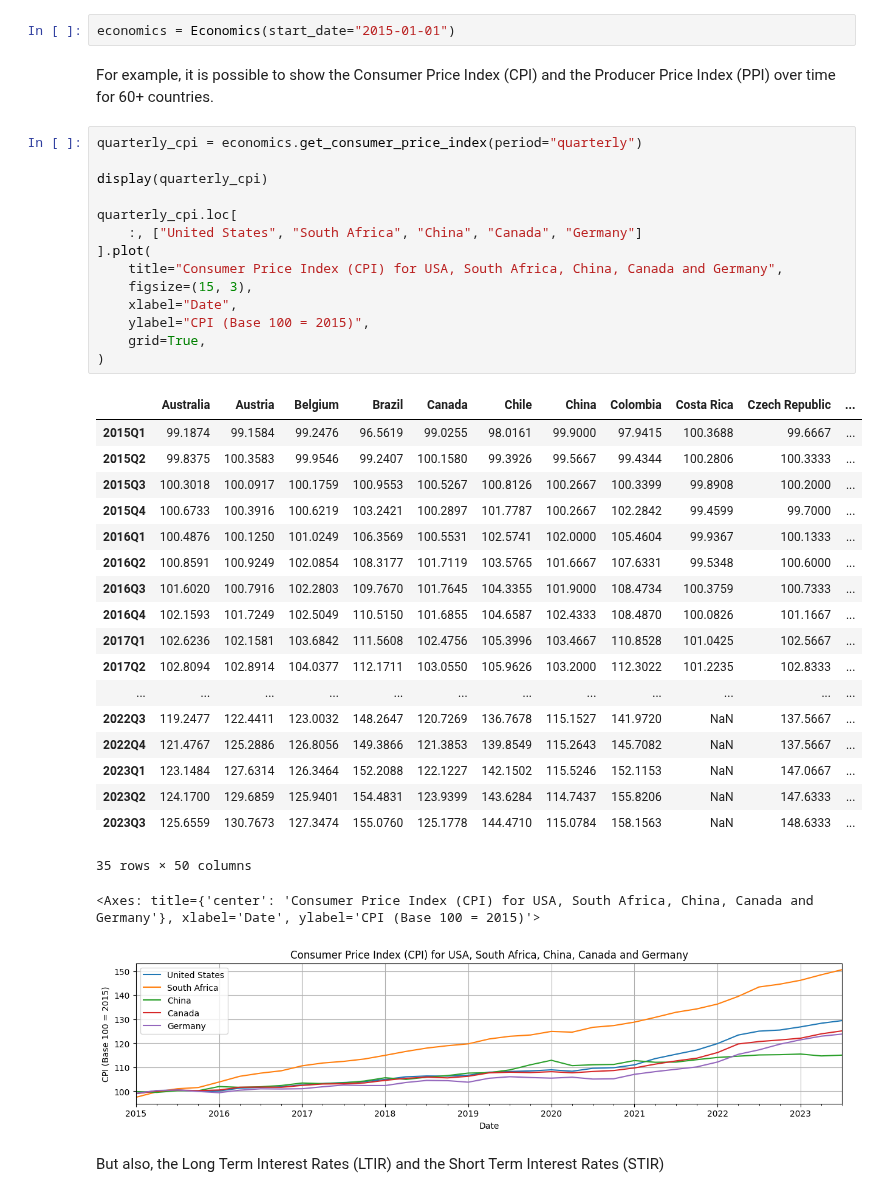
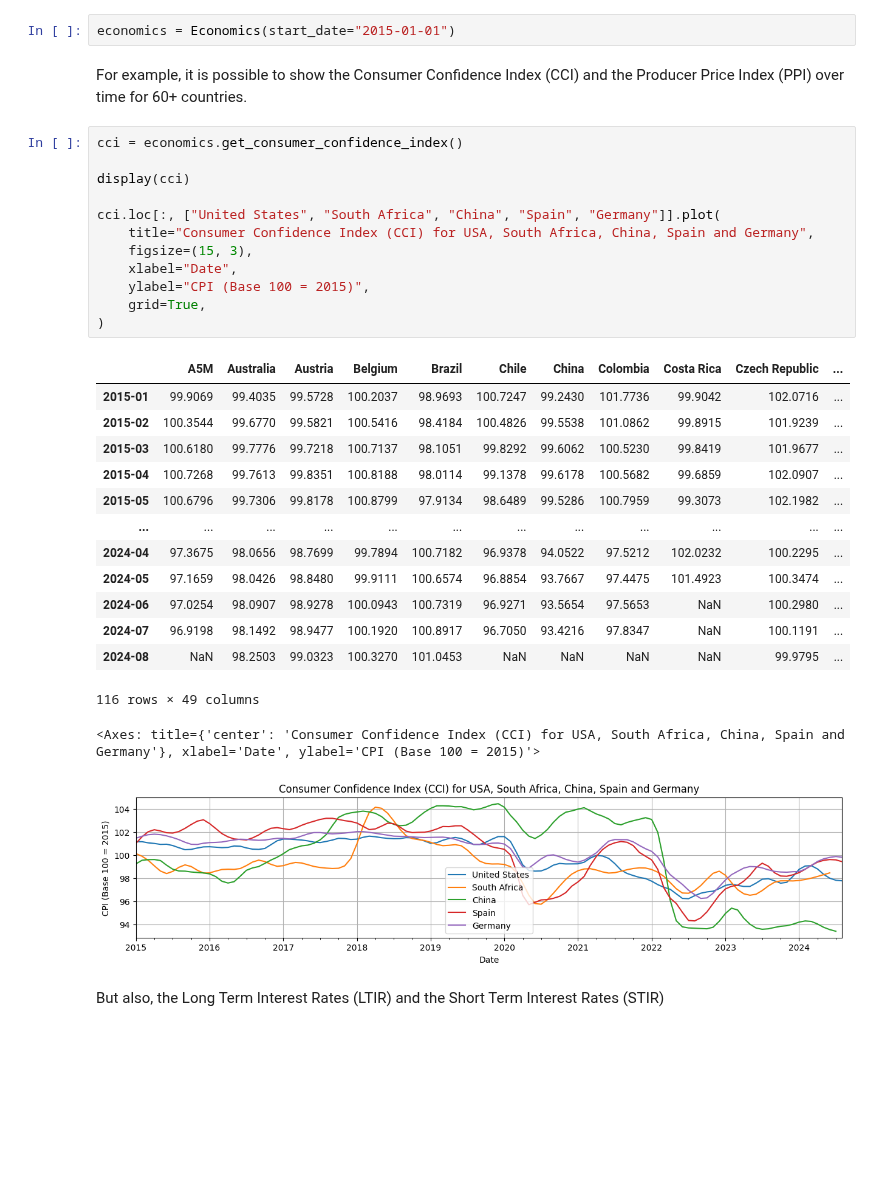
Before and after one commit to JerBouma/FinanceToolkit, a Jupyter notebook: examples/Finance Toolkit - 9. Economics Module.ipynb, the cells around one changed output. Cells and saved outputs as stored; diff of their text form; blank space fills up the shorter version.

```diff
--- a/examples/Finance Toolkit - 9. Economics Module.ipynb
+++ b/examples/Finance Toolkit - 9. Economics Module.ipynb
@@ -73,42 +73,35 @@ The Economics module which includes a variety of key economic indicators. You ca
 # %%
 economics = Economics(start_date="2015-01-01")
 # %% [markdown]
-For example, it is possible to show the Consumer Price Index (CPI) and the Producer Price Index (PPI) over time for 60+ countries.
+For example, it is possible to show the Consumer Confidence Index (CCI) and the Producer Price Index (PPI) over time for 60+ countries.
 # %%
-quarterly_cpi = economics.get_consumer_price_index(period="quarterly")
+cci = economics.get_consumer_confidence_index()
 
-display(quarterly_cpi)
+display(cci)
 
-quarterly_cpi.loc[
-    :, ["United States", "South Africa", "China", "Canada", "Germany"]
-].plot(
-    title="Consumer Price Index (CPI) for USA, South Africa, China, Canada and Germany",
+cci.loc[:, ["United States", "South Africa", "China", "Spain", "Germany"]].plot(
+    title="Consumer Confidence Index (CCI) for USA, South Africa, China, Spain and Germany",
     figsize=(15, 3),
     xlabel="Date",
     ylabel="CPI (Base 100 = 2015)",
     grid=True,
 )
 # %% [output]
-|  | Australia | Austria | Belgium | Brazil | Canada | Chile | China | Colombia | Costa Rica | Czech Republic | ... |
-| 2015Q1 | 99.1874 | 99.1584 | 99.2476 | 96.5619 | 99.0255 | 98.0161 | 99.9000 | 97.9415 | 100.3688 | 99.6667 | ... |
-| 2015Q2 | 99.8375 | 100.3583 | 99.9546 | 99.2407 | 100.1580 | 99.3926 | 99.5667 | 99.4344 | 100.2806 | 100.3333 | ... |
-| 2015Q3 | 100.3018 | 100.0917 | 100.1759 | 100.9553 | 100.5267 | 100.8126 | 100.2667 | 100.3399 | 99.8908 | 100.2000 | ... |
-| 2015Q4 | 100.6733 | 100.3916 | 100.6219 | 103.2421 | 100.2897 | 101.7787 | 100.2667 | 102.2842 | 99.4599 | 99.7000 | ... |
-| 2016Q1 | 100.4876 | 100.1250 | 101.0249 | 106.3569 | 100.5531 | 102.5741 | 102.0000 | 105.4604 | 99.9367 | 100.1333 | ... |
-| 2016Q2 | 100.8591 | 100.9249 | 102.0854 | 108.3177 | 101.7119 | 103.5765 | 101.6667 | 107.6331 | 99.5348 | 100.6000 | ... |
-| 2016Q3 | 101.6020 | 100.7916 | 102.2803 | 109.7670 | 101.7645 | 104.3355 | 101.9000 | 108.4734 | 100.3759 | 100.7333 | ... |
-| 2016Q4 | 102.1593 | 101.7249 | 102.5049 | 110.5150 | 101.6855 | 104.6587 | 102.4333 | 108.4870 | 100.0826 | 101.1667 | ... |
-| 2017Q1 | 102.6236 | 102.1581 | 103.6842 | 111.5608 | 102.4756 | 105.3996 | 103.4667 | 110.8528 | 101.0425 | 102.5667 | ... |
-| 2017Q2 | 102.8094 | 102.8914 | 104.0377 | 112.1711 | 103.0550 | 105.9626 | 103.2000 | 112.3022 | 101.2235 | 102.8333 | ... |
+|  | A5M | Australia | Austria | Belgium | Brazil | Chile | China | Colombia | Costa Rica | Czech Republic | ... |
+| 2015-01 | 99.9069 | 99.4035 | 99.5728 | 100.2037 | 98.9693 | 100.7247 | 99.2430 | 101.7736 | 99.9042 | 102.0716 | ... |
+| 2015-02 | 100.3544 | 99.6770 | 99.5821 | 100.5416 | 98.4184 | 100.4826 | 99.5538 | 101.0862 | 99.8915 | 101.9239 | ... |
+| 2015-03 | 100.6180 | 99.7776 | 99.7218 | 100.7137 | 98.1051 | 99.8292 | 99.6062 | 100.5230 | 99.8419 | 101.9677 | ... |
+| 2015-04 | 100.7268 | 99.7613 | 99.8351 | 100.8188 | 98.0114 | 99.1378 | 99.6178 | 100.5682 | 99.6859 | 102.0907 | ... |
+| 2015-05 | 100.6796 | 99.7306 | 99.8178 | 100.8799 | 97.9134 | 98.6489 | 99.5286 | 100.7959 | 99.3073 | 102.1982 | ... |
 | ... | ... | ... | ... | ... | ... | ... | ... | ... | ... | ... | ... |
-| 2022Q3 | 119.2477 | 122.4411 | 123.0032 | 148.2647 | 120.7269 | 136.7678 | 115.1527 | 141.9720 | NaN | 137.5667 | ... |
-| 2022Q4 | 121.4767 | 125.2886 | 126.8056 | 149.3866 | 121.3853 | 139.8549 | 115.2643 | 145.7082 | NaN | 137.5667 | ... |
-| 2023Q1 | 123.1484 | 127.6314 | 126.3464 | 152.2088 | 122.1227 | 142.1502 | 115.5246 | 152.1153 | NaN | 147.0667 | ... |
-| 2023Q2 | 124.1700 | 129.6859 | 125.9401 | 154.4831 | 123.9399 | 143.6284 | 114.7437 | 155.8206 | NaN | 147.6333 | ... |
-| 2023Q3 | 125.6559 | 130.7673 | 127.3474 | 155.0760 | 125.1778 | 144.4710 | 115.0784 | 158.1563 | NaN | 148.6333 | ... |
+| 2024-04 | 97.3675 | 98.0656 | 98.7699 | 99.7894 | 100.7182 | 96.9378 | 94.0522 | 97.5212 | 102.0232 | 100.2295 | ... |
+| 2024-05 | 97.1659 | 98.0426 | 98.8480 | 99.9111 | 100.6574 | 96.8854 | 93.7667 | 97.4475 | 101.4923 | 100.3474 | ... |
+| 2024-06 | 97.0254 | 98.0907 | 98.9278 | 100.0943 | 100.7319 | 96.9271 | 93.5654 | 97.5653 | NaN | 100.2980 | ... |
+| 2024-07 | 96.9198 | 98.1492 | 98.9477 | 100.1920 | 100.8917 | 96.7050 | 93.4216 | 97.8347 | NaN | 100.1191 | ... |
+| 2024-08 | NaN | 98.2503 | 99.0323 | 100.3270 | 101.0453 | NaN | NaN | NaN | NaN | 99.9795 | ... |
-35 rows × 50 columns
+116 rows × 49 columns
-<Axes: title={'center': 'Consumer Price Index (CPI) for USA, South Africa, China, Canada and Germany'}, xlabel='Date', ylabel='CPI (Base 100 = 2015)'>
+<Axes: title={'center': 'Consumer Confidence Index (CCI) for USA, South Africa, China, Spain and Germany'}, xlabel='Date', ylabel='CPI (Base 100 = 2015)'>
-[figure, old version]
+[figure, new version]
 # %% [markdown]
 But also, the Long Term Interest Rates (LTIR) and the Short Term Interest Rates (STIR)
 # %%
```
Also changed, not shown: parts of 4 cells of this notebook.
